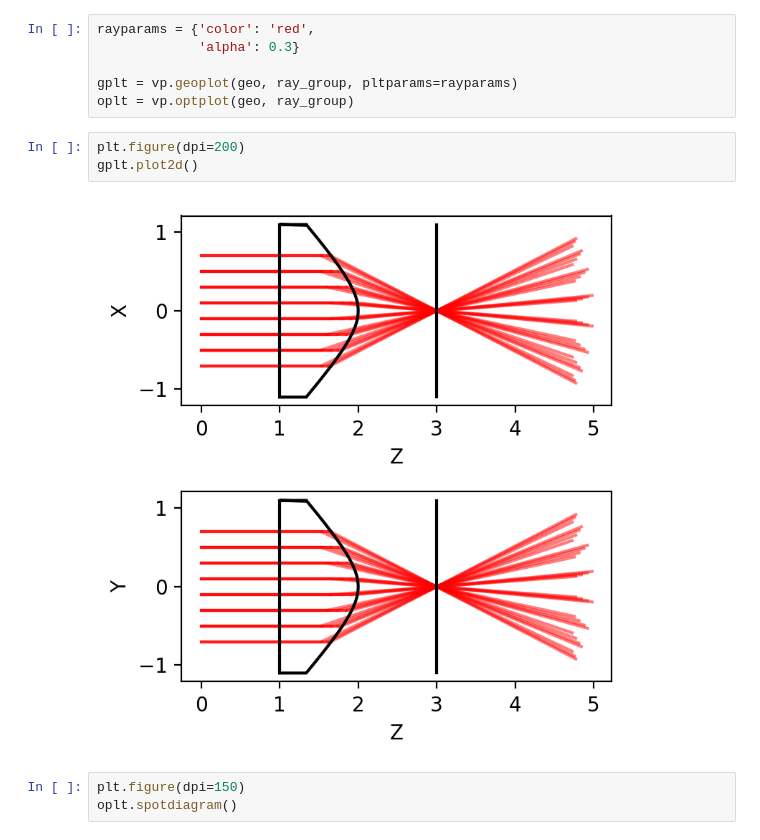
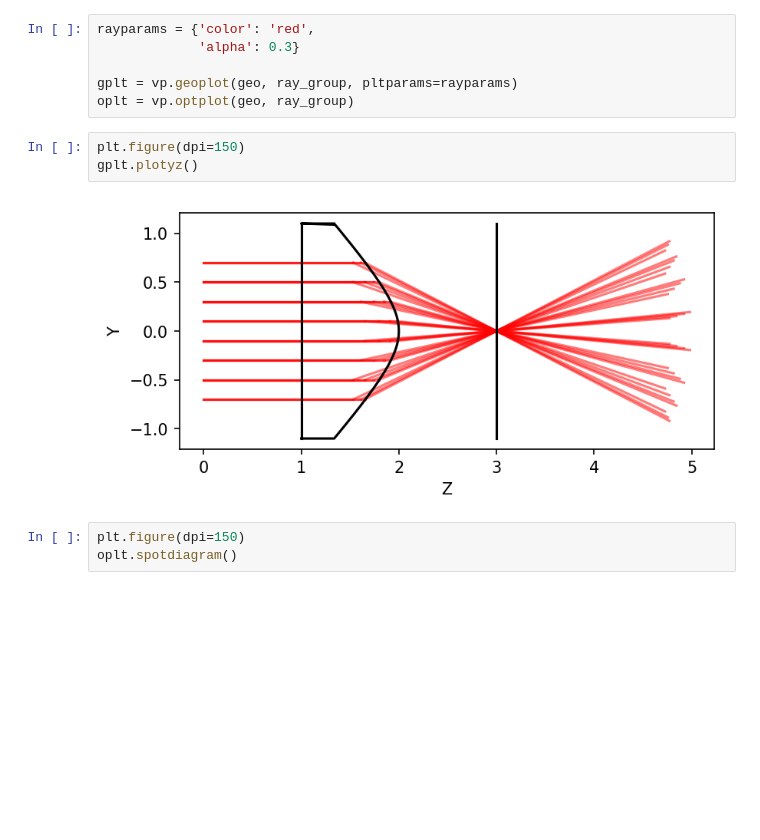
Before and after one commit to GNiendorf/tracepy, a Jupyter notebook: validation/Hyperbolic_Null_Test.ipynb, the cells around one changed output. Saved outputs shown, nothing was run; the diff lists cells and outputs as text; blank space fills up the shorter version.

Commit message:
Display only yz plots for example ipynbs

```diff
--- a/validation/Hyperbolic_Null_Test.ipynb
+++ b/validation/Hyperbolic_Null_Test.ipynb
@@ -46,10 +46,10 @@ rayparams = {'color': 'red',
 gplt = vp.geoplot(geo, ray_group, pltparams=rayparams)
 oplt = vp.optplot(geo, ray_group)
 # %%
-plt.figure(dpi=200)
-gplt.plot2d()
+plt.figure(dpi=150)
+gplt.plotyz()
 # %% [output]
-[figure, old version]
+[figure, new version]
 # %%
 plt.figure(dpi=150)
 oplt.spotdiagram()
```
Also changed, not shown: 1 other file.
